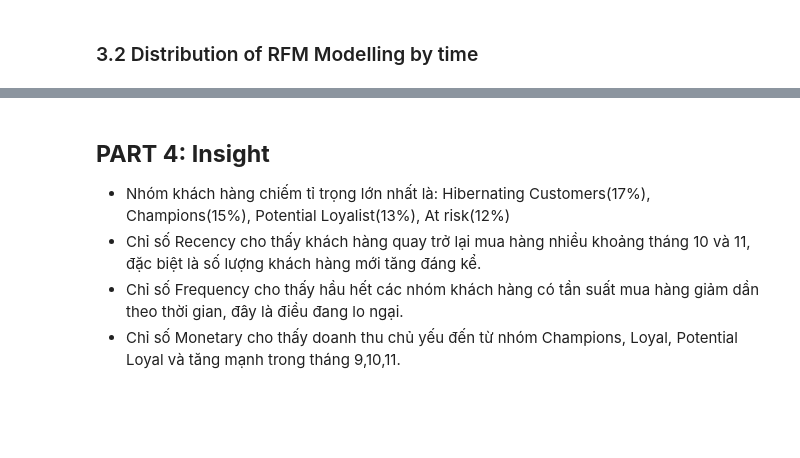
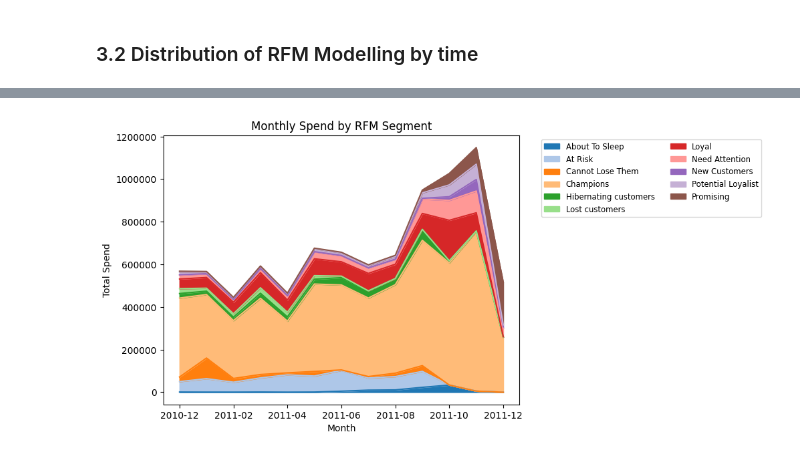
Before and after one commit to TristanNguyen2311/Retail-Customer-Segmentation-with-RFM-Analysis-Python, a Jupyter notebook: RFM_Analysis.ipynb, the cells around one changed output, grey strips where cells are left out. Drawn from its saved outputs; the diff is of its cells as text; code cells hidden in the pictures; blank space fills up the shorter version.

```diff
--- a/RFM_Analysis.ipynb
+++ b/RFM_Analysis.ipynb
@@ -394,14 +672,17 @@ plt.show()
 # %%
-# Segment recency by time
-rmf_recency_month = pd.merge(final_rfm, ecommerce_retail_update[['CustomerID','month']], on='CustomerID', how='left')
-rmf_recency_month = rmf_recency_month.groupby(['month','Segment']).agg({'Recency':'mean'}).reset_index()
-rmf_recency_month = rmf_recency_month.pivot_table(values='Recency', index='month', columns='Segment', fill_value =0)
+# Segment monetary by time
+rmf_monetary_month = ecommerce_retail_update.merge(final_rfm[['CustomerID','Segment']], on='CustomerID', how='inner')
+rmf_monetary_month = rmf_monetary_month.groupby(['month','Segment']).agg({'Spend':'sum'}).reset_index()
+rmf_monetary_month = rmf_monetary_month.pivot_table(values='Spend', index='month', columns='Segment', fill_value=0)
 
 # Create area chart
-recency_month = rmf_recency_month.plot(kind='area', stacked=True, color=Custom_colors)
-plt.tight_layout() # Adjust layout to prevent overlapping
-recency_month.legend(bbox_to_anchor=(1.05, 1), loc='upper left', fontsize='small', ncol=2)
+monetary_month = rmf_monetary_month.plot(kind='area', stacked=True, color=Custom_colors)
+plt.ticklabel_format(axis='y', style='plain')
+plt.tight_layout()
+monetary_month.legend(bbox_to_anchor=(1.05, 1), loc='upper left', fontsize='small', ncol=2)
 plt.xlabel("Month")
-plt.ylabel("Average Recency (Days)")
-plt.title("Average Recency by Customer Segment Over Time")
+plt.ylabel("Total Spend")
+plt.title("Monthly Spend by RFM Segment")
 plt.show()
+# %% [output]
+[figure, added]
@@ -437,7 +688,0 @@ plt.show()
-# %% [markdown]
-## **PART 4: Insight**
-
-- Nhóm khách hàng chiếm tỉ trọng lớn nhất là: Hibernating Customers(17%), Champions(15%), Potential Loyalist(13%), At risk(12%)
-- Chỉ số Recency cho thấy khách hàng quay trở lại mua hàng nhiều khoảng tháng 10 và 11, đặc biệt là số lượng khách hàng mới tăng đáng kể.
-- Chỉ số Frequency cho thấy hầu hết các nhóm khách hàng có tần suất mua hàng giảm dần theo thời gian, đây là điều đang lo ngại.
-- Chỉ số Monetary cho thấy doanh thu chủ yếu đến từ nhóm Champions, Loyal, Potential Loyal và tăng mạnh trong tháng 9,10,11.
```
Also changed, not shown: parts of 49 cells of this notebook.
